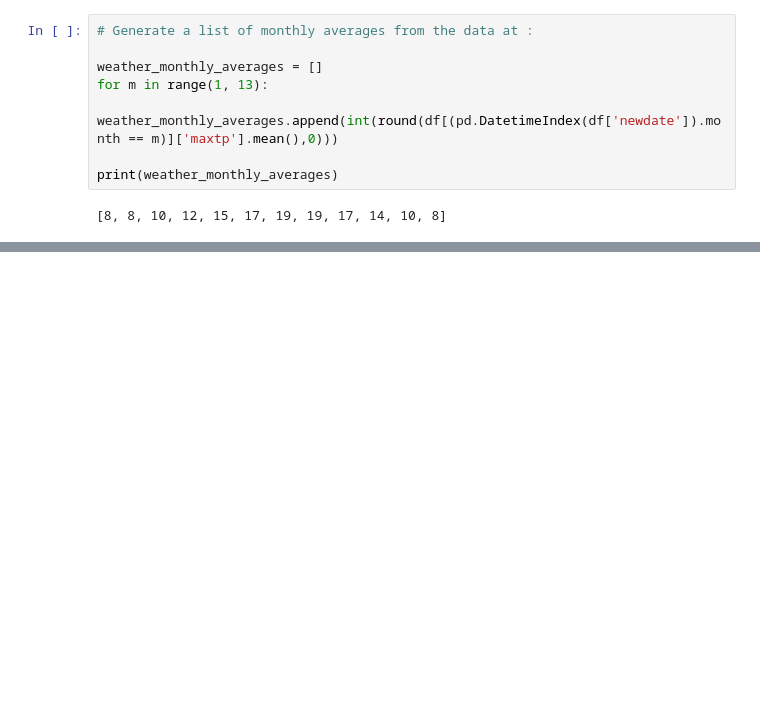
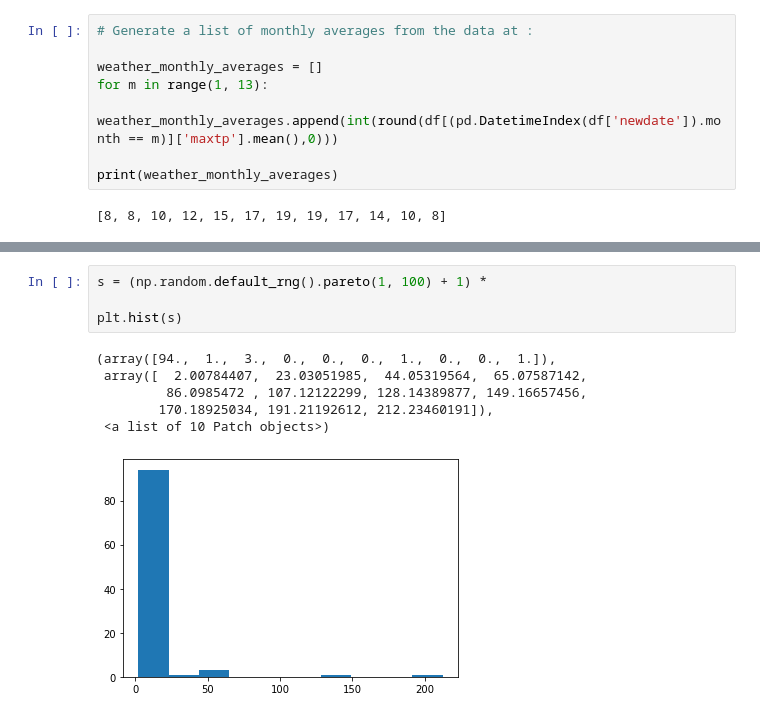
Before and after one commit to dssheldon/ProgDA-Project-SDS, a Jupyter notebook: ProgDA-Project-SDS.ipynb, the cells around one changed output, grey strips where cells are left out. Saved outputs shown, nothing was run; the diff lists cells and outputs as text; blank space fills up the shorter version.

```diff
--- a/ProgDA-Project-SDS.ipynb
+++ b/ProgDA-Project-SDS.ipynb
@@ -212,0 +235,11 @@ plt.show()
+# %%
+s = (np.random.default_rng().pareto(1, 100) + 1) *
+
+plt.hist(s)
+# %% [output]
+(array([94.,  1.,  3.,  0.,  0.,  0.,  1.,  0.,  0.,  1.]),
+ array([  2.00784407,  23.03051985,  44.05319564,  65.07587142,
+         86.0985472 , 107.12122299, 128.14389877, 149.16657456,
+        170.18925034, 191.21192612, 212.23460191]),
+ <a list of 10 Patch objects>)
+[figure, added]
```
Also changed, not shown: parts of 5 cells of this notebook.
